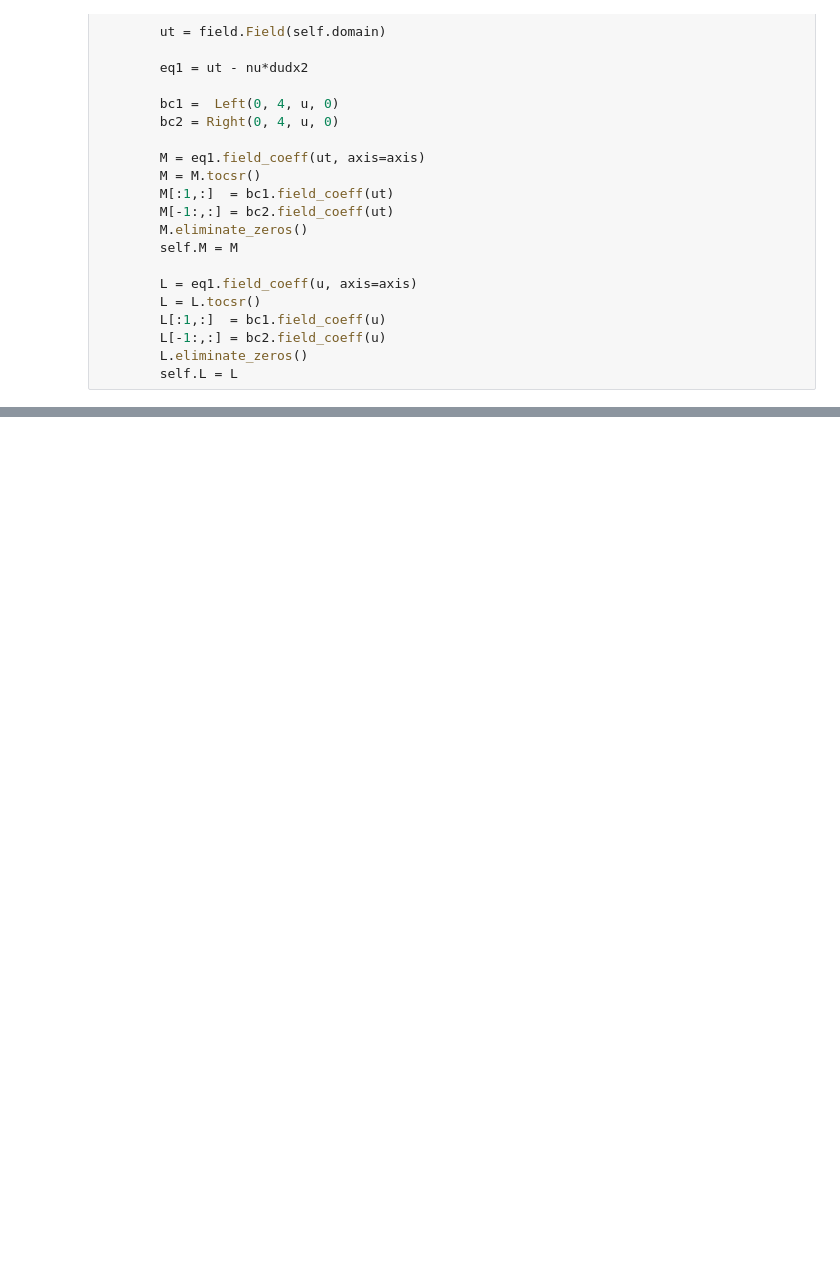
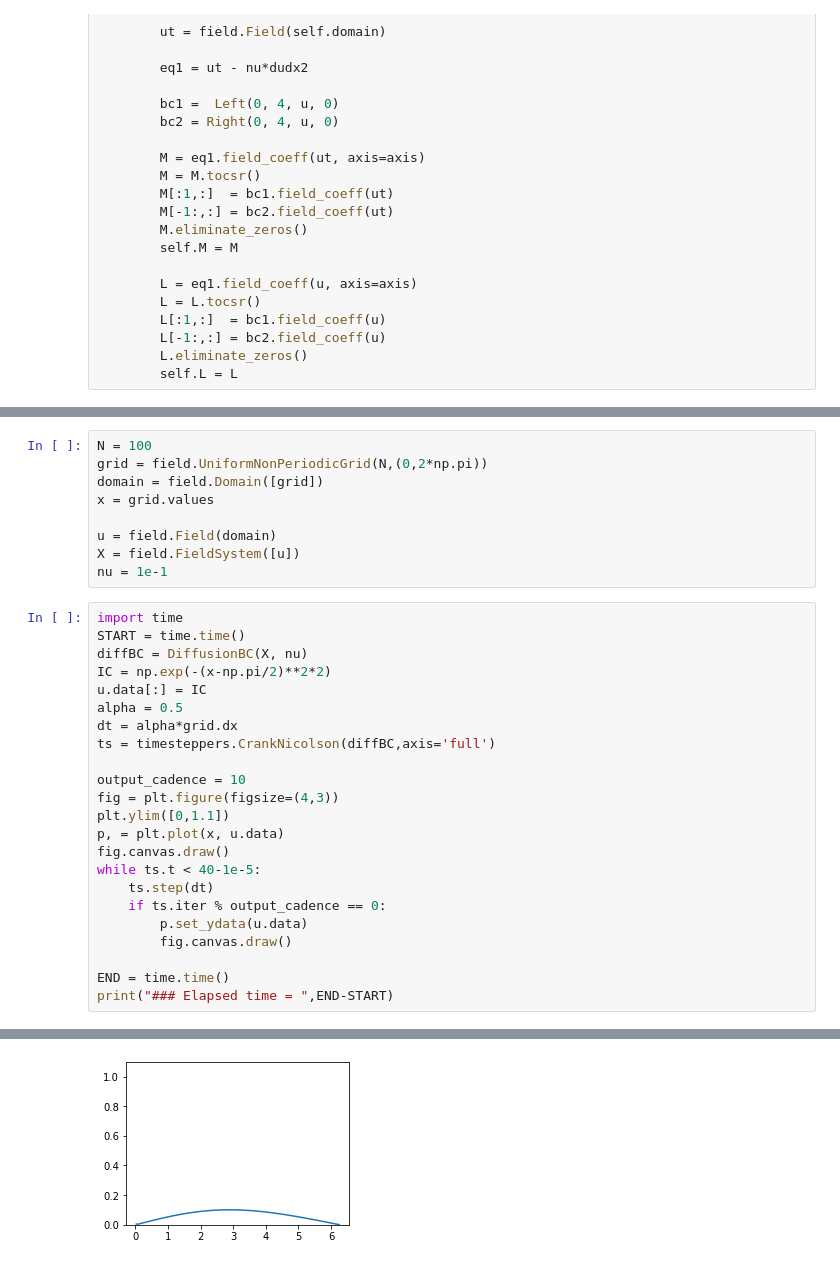
Before and after one commit to nomahen/FokkerPlanck, a Jupyter notebook: fp2D_full.ipynb, the cells around one changed output, grey strips where cells are left out. Saved outputs shown, nothing was run; the diff lists cells and outputs as text; blank space fills up the shorter version.

```diff
--- a/fp2D_full.ipynb
+++ b/fp2D_full.ipynb
@@ -223,0 +142,33 @@ class FokkerPlanck_2D:
+# %%
+N = 100
+grid = field.UniformNonPeriodicGrid(N,(0,2*np.pi))
+domain = field.Domain([grid])
+x = grid.values
+
+u = field.Field(domain)
+X = field.FieldSystem([u])
+nu = 1e-1
+# %%
+import time
+START = time.time()
+diffBC = DiffusionBC(X, nu)
+IC = np.exp(-(x-np.pi/2)**2*2)
+u.data[:] = IC
+alpha = 0.5
+dt = alpha*grid.dx
+ts = timesteppers.CrankNicolson(diffBC,axis='full')
+
+output_cadence = 10
+fig = plt.figure(figsize=(4,3))
+plt.ylim([0,1.1])
+p, = plt.plot(x, u.data)
+fig.canvas.draw()
+while ts.t < 40-1e-5:
+    ts.step(dt)
+    if ts.iter % output_cadence == 0:
+        p.set_ydata(u.data)
+        fig.canvas.draw()
+
+END = time.time()
+print("### Elapsed time = ",END-START)
+# %% [output]
@@ -223,0 +176 @@ class FokkerPlanck_2D:
+[figure, added]
```
Also changed, not shown: parts of 32 cells of this notebook, 2 other files.
